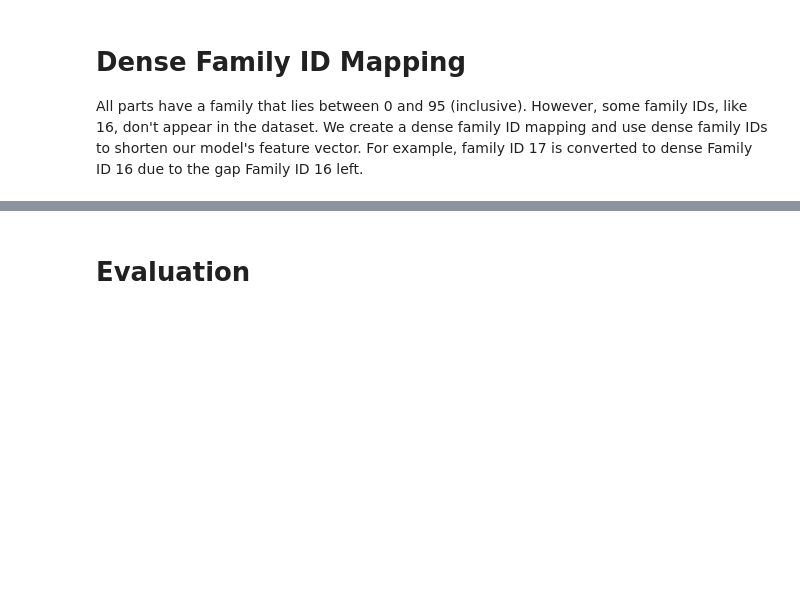
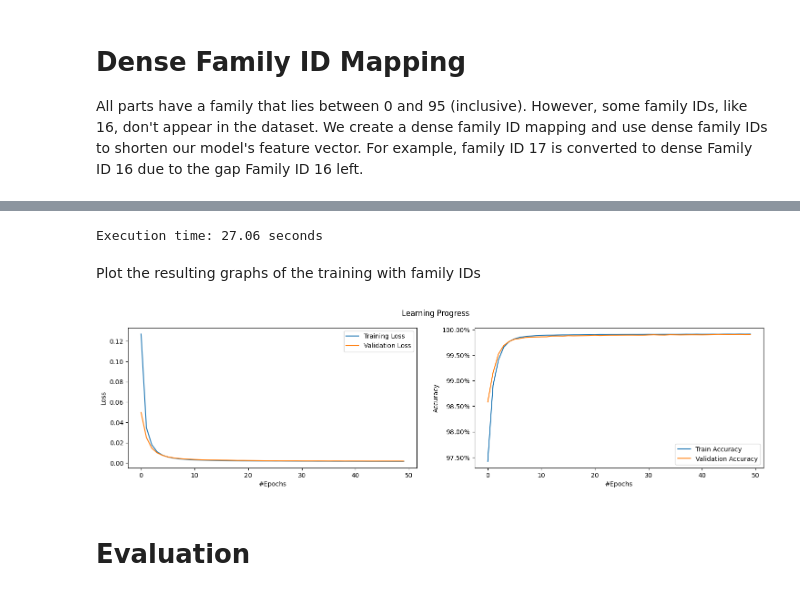
Before and after one commit to grashei/ai-project, a Jupyter notebook: neighbour_prediction_ffn.ipynb, the cells around one changed output, grey strips where cells are left out. Saved outputs shown, nothing was run; the diff lists cells and outputs as text; code cells hidden in the pictures; blank space fills up the shorter version.

```diff
--- a/neighbour_prediction_ffn.ipynb
+++ b/neighbour_prediction_ffn.ipynb
@@ -80,11 +44,0 @@ It is a simple Feedforward neural network consisting of just one hidden layer. T
-# %%
-class Net(nn.Module):
-    def __init__(self):
-        super(Net, self).__init__()
-        self.fc1 = nn.Linear(input_size, hidden_size)
-        self.fc2 = nn.Linear(hidden_size, output_size)
-
-    def forward(self, x):
-        x = torch.relu(self.fc1(x))
-        x = torch.sigmoid(self.fc2(x))
-        return x
@@ -254,0 +112,11 @@ ax2.yaxis.set_major_formatter(FuncFormatter(lambda y, _: '{:.2%}'.format(y)))
+# %%
+class Net(nn.Module):
+    def __init__(self, input_size, hidden_size, output_size):
+        super(Net, self).__init__()
+        self.fc1 = nn.Linear(input_size, hidden_size)
+        self.fc2 = nn.Linear(hidden_size, output_size)
+
+    def forward(self, x):
+        x = torch.relu(self.fc1(x))
+        x = torch.sigmoid(self.fc2(x))
+        return x
@@ -255,2 +360,31 @@ ax2.yaxis.set_major_formatter(FuncFormatter(lambda y, _: '{:.2%}'.format(y)))
+# %%
+model = Net(input_size=input_size_fam, hidden_size=hidden_size_fam, output_size=output_size_fam).to(device)
+
+st = time.time()
+train_losses_fam, val_losses_fam, train_accuracies_fam, val_accuracies_fam =\
+    train(model=model, lr=learning_rate, epochs=num_epochs, train_loader=train_loader_fam_id, val_loader=val_loader_fam_id)
+
+et = time.time()
+print(f"Execution time: {(et - st):.2f} seconds")
+# %% [output]
+Execution time: 27.06 seconds
+# %% [markdown]
+Plot the resulting graphs of the training with family IDs
+# %%
+fig, (ax1, ax2) = plt.subplots(nrows=1, ncols=2, figsize=(18, 4))
+
+ax1.set(xlabel='#Epochs', ylabel='Loss')
+fig.suptitle('Learning Progress')
+ax1.plot(train_losses_fam, label="Training Loss")
+ax1.plot(val_losses_fam, label="Validation Loss")
+ax1.legend()
+
+ax2.set(xlabel='#Epochs', ylabel='Accuracy')
+ax2.plot(train_accuracies_fam, label="Train Accuracy")
+ax2.plot(val_accuracies_fam, label="Validation Accuracy")
+ax2.legend()
+ax2.yaxis.set_major_formatter(FuncFormatter(lambda y, _: '{:.2%}'.format(y)))
+# %% [output]
+[figure, added]
 # %% [markdown]
 # Evaluation
```
Also changed, not shown: parts of 46 cells of this notebook, 2 other files.
